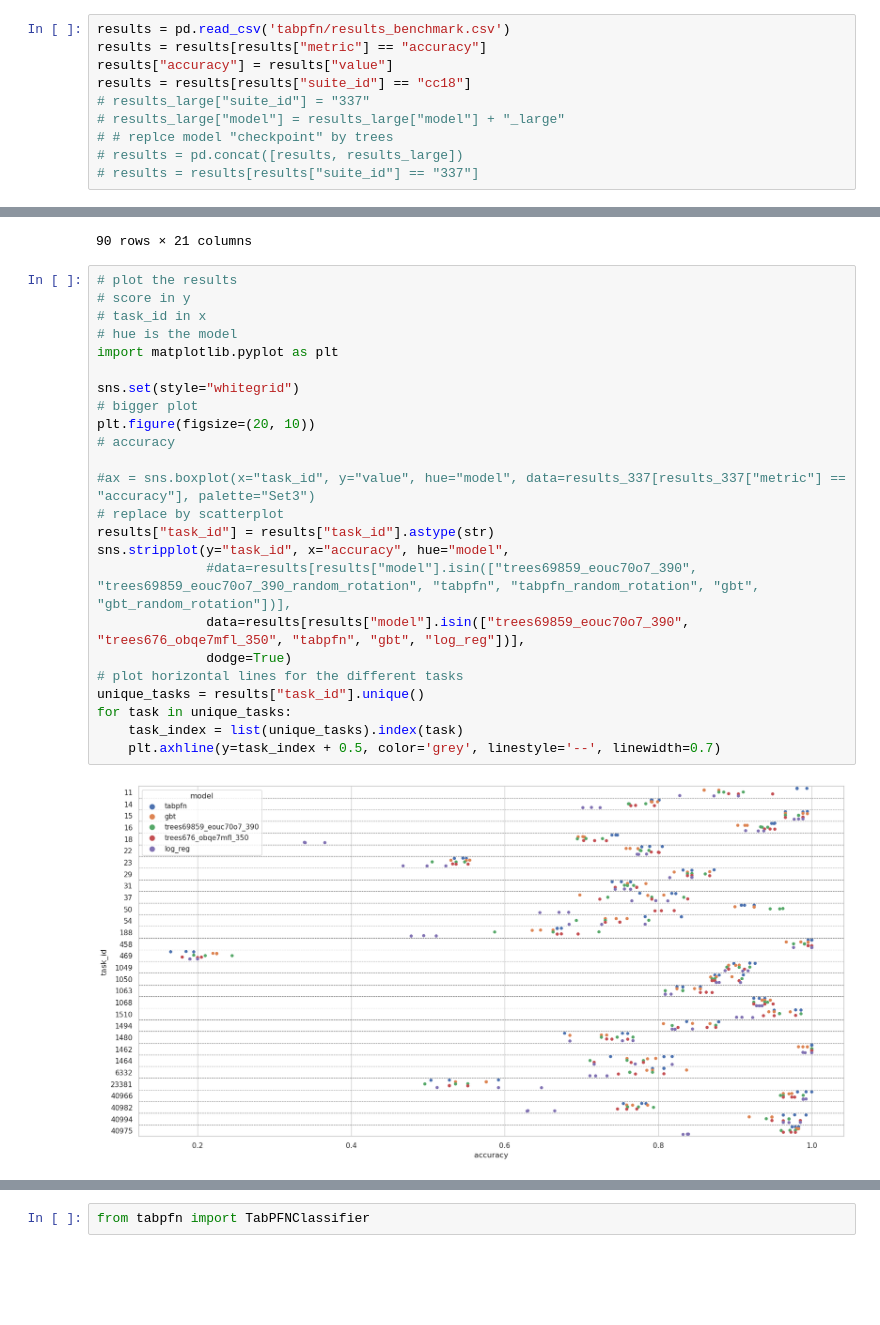
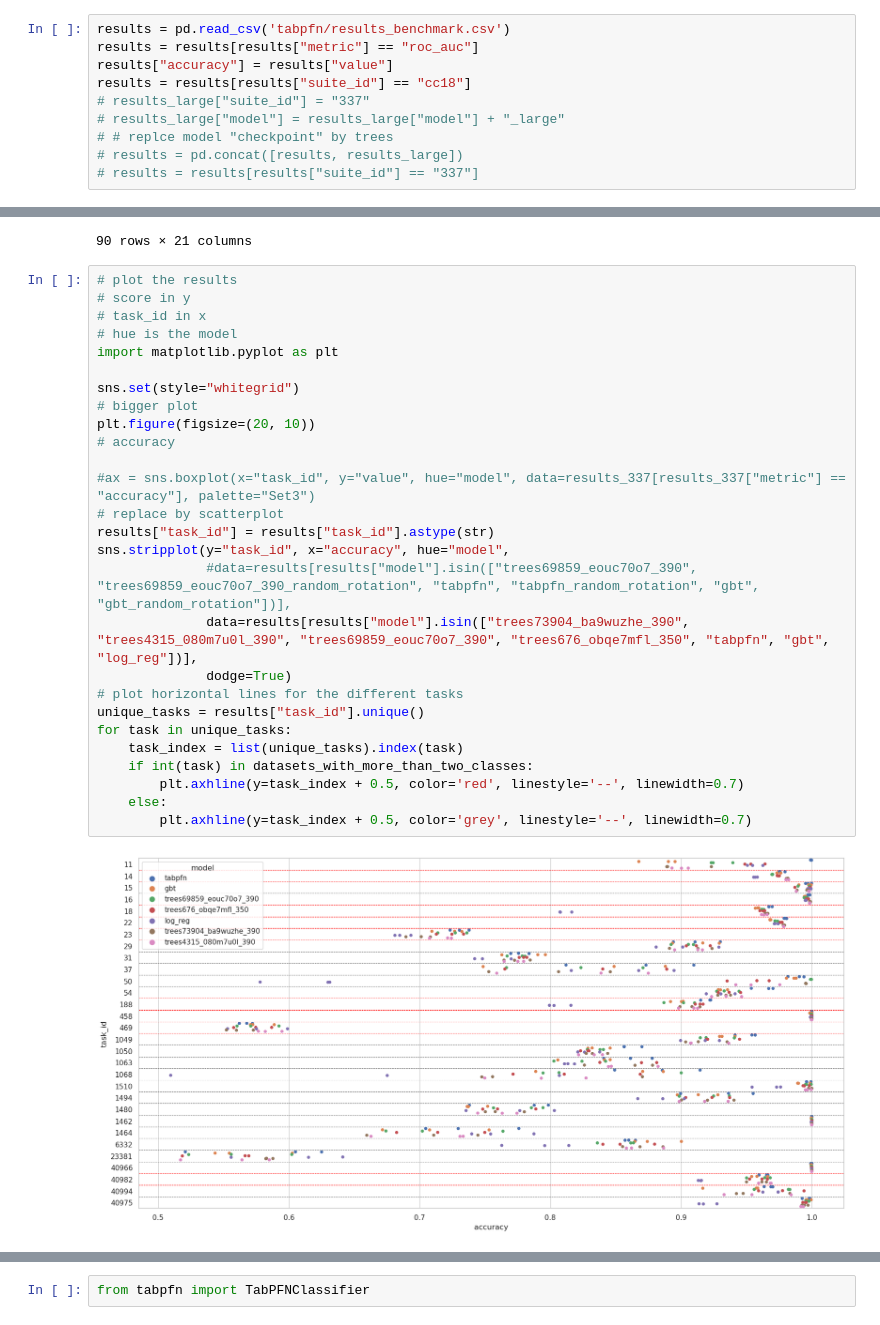
Before and after one commit to LeoGrin/TabPFN, a Jupyter notebook: tabpfn/benchmark_analysis.ipynb, the cells around one changed output, grey strips where cells are left out. Cells and saved outputs as stored; diff of their text form; blank space fills up the shorter version.

```diff
--- a/tabpfn/benchmark_analysis.ipynb
+++ b/tabpfn/benchmark_analysis.ipynb
@@ -22,7 +22,7 @@ array(['Random Forest', 'Gradient Boosting', 'Logistic Regression',
        'trees13368_15'], dtype=object)
 # %%
 results = pd.read_csv('tabpfn/results_benchmark.csv')
-results = results[results["metric"] == "accuracy"]
+results = results[results["metric"] == "roc_auc"]
 results["accuracy"] = results["value"]
 results = results[results["suite_id"] == "cc18"]
 # results_large["suite_id"] = "337"
@@ -95,29 +95,32 @@ array(['361055', '361060', '361061', '361062', '361063', '361065',
 # %%
 # plot the results
 # score in y
 # task_id in x
 # hue is the model
 import matplotlib.pyplot as plt
 
 sns.set(style="whitegrid")
 # bigger plot
 plt.figure(figsize=(20, 10))
 # accuracy
 
 #ax = sns.boxplot(x="task_id", y="value", hue="model", data=results_337[results_337["metric"] == "accuracy"], palette="Set3")
 # replace by scatterplot
 results["task_id"] = results["task_id"].astype(str)
 sns.stripplot(y="task_id", x="accuracy", hue="model",
               #data=results[results["model"].isin(["trees69859_eouc70o7_390", "trees69859_eouc70o7_390_random_rotation", "tabpfn", "tabpfn_random_rotation", "gbt", "gbt_random_rotation"])],
-              data=results[results["model"].isin(["trees69859_eouc70o7_390", "trees676_obqe7mfl_350", "tabpfn", "gbt", "log_reg"])],
+              data=results[results["model"].isin(["trees73904_ba9wuzhe_390", "trees4315_080m7u0l_390", "trees69859_eouc70o7_390", "trees676_obqe7mfl_350", "tabpfn", "gbt", "log_reg"])],
               dodge=True)
 # plot horizontal lines for the different tasks
 unique_tasks = results["task_id"].unique()
 for task in unique_tasks:
     task_index = list(unique_tasks).index(task)
-    plt.axhline(y=task_index + 0.5, color='grey', linestyle='--', linewidth=0.7)
+    if int(task) in datasets_with_more_than_two_classes:
+        plt.axhline(y=task_index + 0.5, color='red', linestyle='--', linewidth=0.7)
+    else:
+        plt.axhline(y=task_index + 0.5, color='grey', linestyle='--', linewidth=0.7)
 # %% [output]
-[figure, old version]
+[figure, new version]
 # %%
 # Compute mean rank of each model
 #results = results_337[results_337["metric"] == "accuracy"]
```
Also changed, not shown: parts of 10 cells of this notebook, 6 other files.
